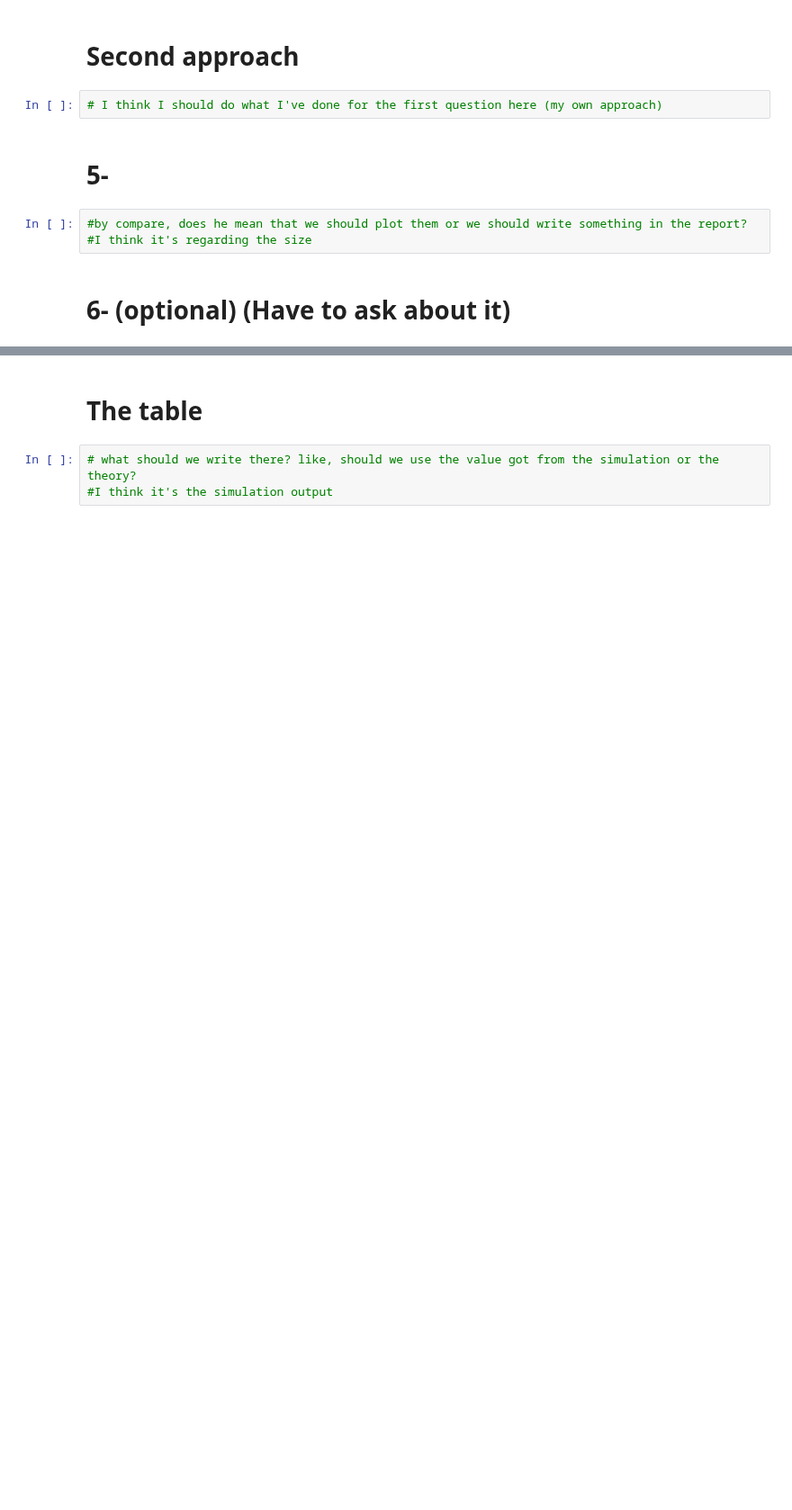
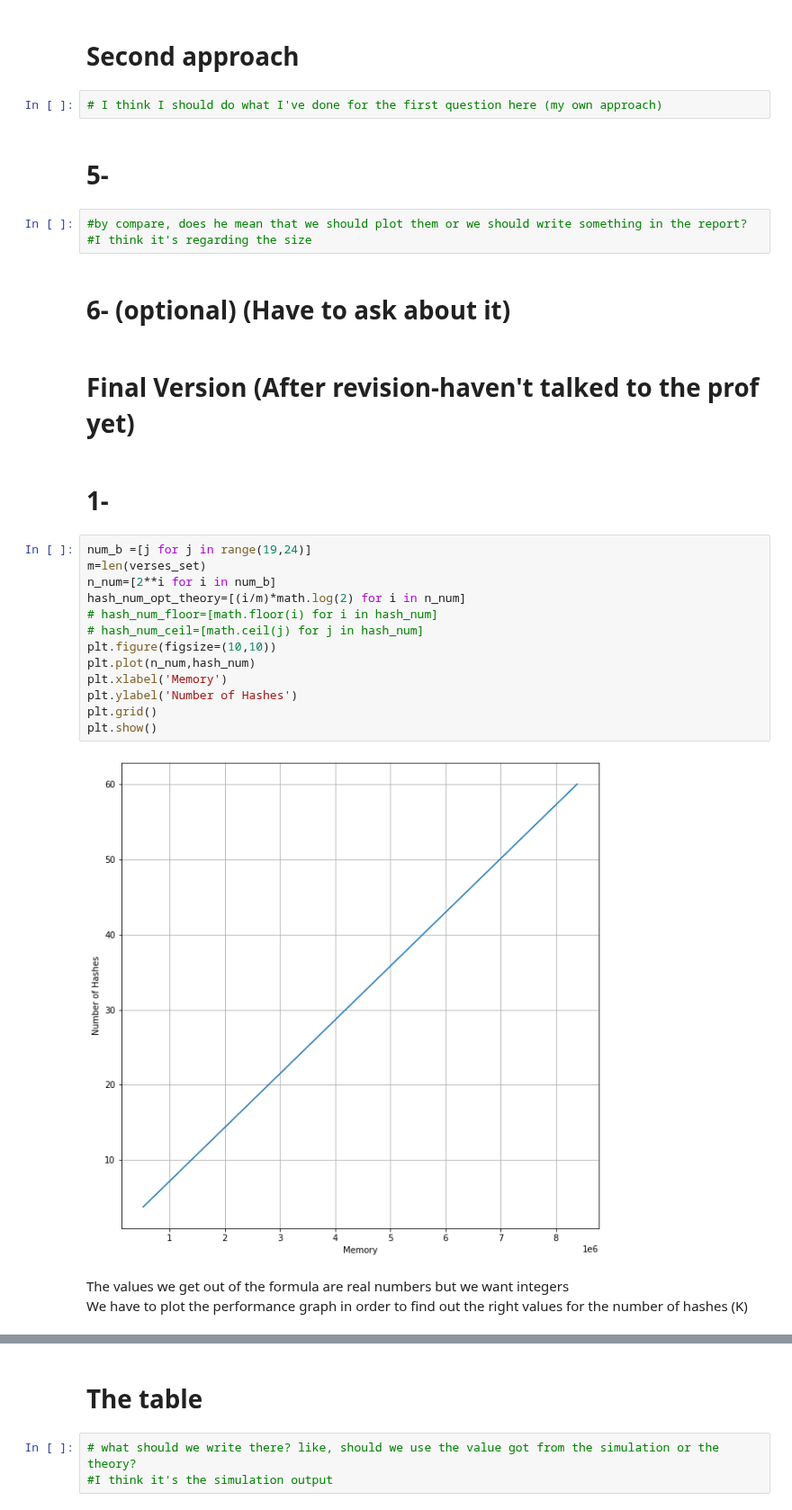
Before and after one commit to DrDoof14/Computer-AidedSimulationsLab, a Jupyter notebook: 17/lab17.ipynb, the cells around one changed output, grey strips where cells are left out. Shown at 90% size. Drawn from its saved outputs; the diff is of its cells as text; blank space fills up the shorter version.

```diff
--- a/17/lab17.ipynb
+++ b/17/lab17.ipynb
@@ -971,3 +1025,25 @@ No artists with labels found to put in legend.  Note that artists whose label st
 #I think it's regarding the size
 # %% [markdown]
 # 6- (optional) (Have to ask about it)
+# %% [markdown]
+# Final Version (After revision-haven't talked to the prof yet)
+# %% [markdown]
+# 1-
+# %%
+num_b =[j for j in range(19,24)]
+m=len(verses_set)
+n_num=[2**i for i in num_b]
+hash_num_opt_theory=[(i/m)*math.log(2) for i in n_num]
+# hash_num_floor=[math.floor(i) for i in hash_num]
+# hash_num_ceil=[math.ceil(j) for j in hash_num]
+plt.figure(figsize=(10,10))
+plt.plot(n_num,hash_num)
+plt.xlabel('Memory')
+plt.ylabel('Number of Hashes')
+plt.grid()
+plt.show()
+# %% [output]
+[figure, added]
+# %% [markdown]
+The values we get out of the formula are real numbers but we want integers <br>
+We have to plot the performance graph in order to find out the right values for the number of hashes (K)
```
Also changed, not shown: parts of 37 cells of this notebook, 1 other file.
